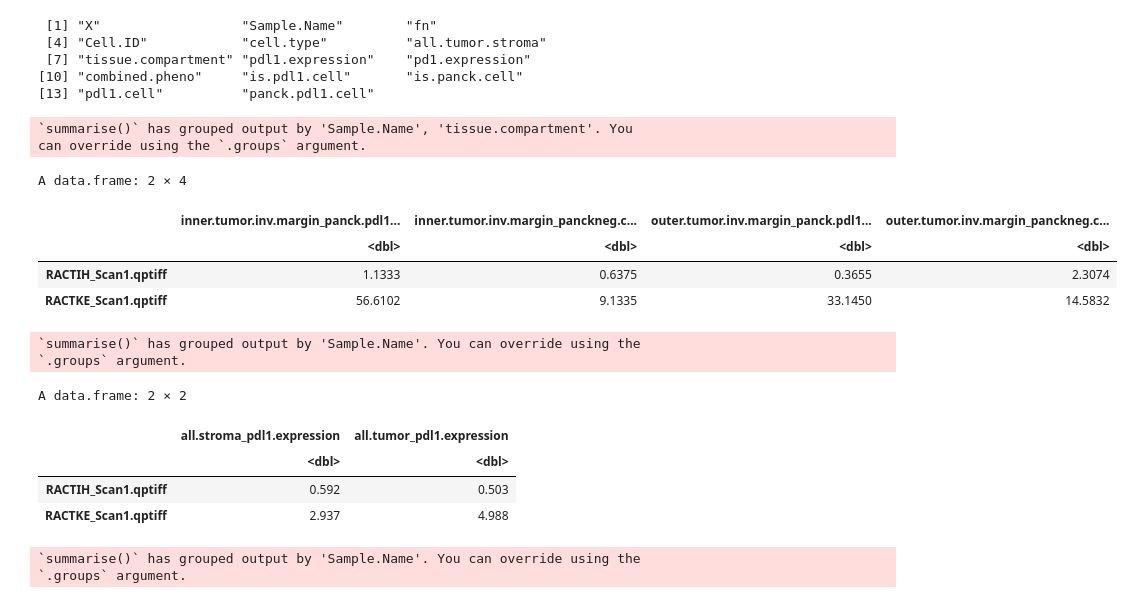
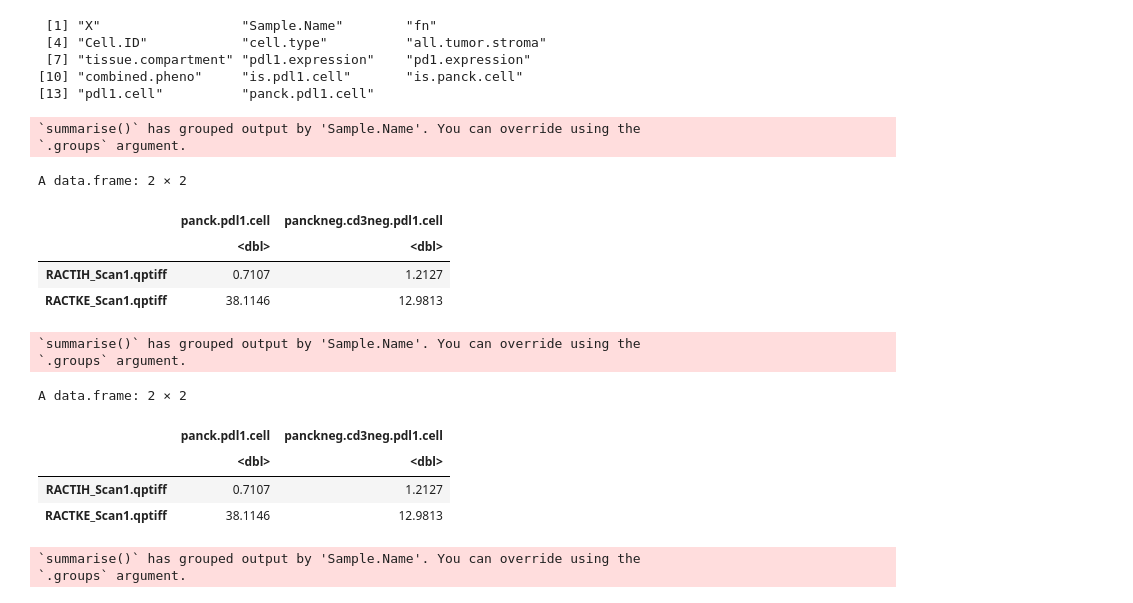
Before and after one commit to KidElectric/173-BFerris-NRG-HN003-Vectra, a Jupyter notebook: 02_generate_tables.ipynb, the cells around one changed output. Saved outputs shown, nothing was run; the diff lists cells and outputs as text; code cells hidden in the pictures.

```diff
--- a/02_generate_tables.ipynb
+++ b/02_generate_tables.ipynb
@@ -52,12 +52,12 @@ fn <- 'NRG-HN003-7552156cell-measurements_11col.csv'
 start <- Sys.time()
 df <- read.csv(file.path(results,fn))
 df$pdl1.cell <- 'other'
-df$pdl1.cell[df$is.pdl1.cell] = 'all.pdl1.cell'
+df$pdl1.cell[df$is.pdl1.cell] = 'all.pdl1'
 
 df$panck.pdl1.cell <-'other'
-df$panck.pdl1.cell[df$is.panck.cell & df$is.pdl1.cell] = 'panck.pdl1.cell'
+df$panck.pdl1.cell[df$is.panck.cell & df$is.pdl1.cell] = 'panck.pdl1'
 idx <- !((df$combined.pheno %like% 'CK+') | (df$combined.pheno %like% 'CD3+'))
-df$panck.pdl1.cell[idx & df$is.pdl1.cell] <- 'panckneg.cd3neg.pdl1.cell'
+df$panck.pdl1.cell[idx & df$is.pdl1.cell] <- 'panckneg.cd3neg.pdl1'
 
 stop <- Sys.time()
 print(paste((stop-start),'seconds'))
@@ -75,12 +75,12 @@ A data.frame: 6 × 14
 | 6 | 6 | RACTIH_Scan1.qptiff | RACTIH_Scan1_[15509,42225]_cell_s... | 39804 | other | Tumor | central.tumor | ... |
 # %%
 df$pdl1.cell <- 'other'
-df$pdl1.cell[df$is.pdl1.cell] = 'all.pdl1.cell'
+df$pdl1.cell[df$is.pdl1.cell] = 'all.pdl1'
 
 df$panck.pdl1.cell <-'other'
-df$panck.pdl1.cell[df$is.panck.cell & df$is.pdl1.cell] = 'panck.pdl1.cell'
+df$panck.pdl1.cell[df$is.panck.cell & df$is.pdl1.cell] = 'panck.pdl1'
 idx <- !((df$combined.pheno %like% 'CK+') | (df$combined.pheno %like% 'CD3+'))
-df$panck.pdl1.cell[idx & df$is.pdl1.cell] <- 'panckneg.cd3neg.pdl1.cell'
+df$panck.pdl1.cell[idx & df$is.pdl1.cell] <- 'panckneg.cd3neg.pdl1'
 
 df %>% count(panck.pdl1.cell)
 # %% [output]
@@ -610,53 +732,51 @@ colnames(sub)
 [10] "combined.pheno"     "is.pdl1.cell"       "is.panck.cell"
 [13] "pdl1.cell"          "panck.pdl1.cell"
 # %%
-sub %>%   group_by(Sample.Name, tissue.compartment, panck.pdl1.cell) %>%
+sub %>%  group_by(Sample.Name, panck.pdl1.cell) %>%
     summarize(n=n()) %>%
     ungroup() %>%
     complete(Sample.Name = unique(Sample.Name),
-             tissue.compartment = unique(tissue.compartment),
              panck.pdl1.cell = unique(panck.pdl1.cell),
              fill = list(n = 0)) %>%
-    group_by(Sample.Name, tissue.compartment) %>%
-    mutate(percent_density = round(n / sum(n) * 100, digits=4))  %>%
+    group_by(Sample.Name) %>%
+    mutate(percent_density = round(n / sum(n) * 100, digits=4)) %>%
     select(-n) %>%
-    pivot_wider(names_from = c("tissue.compartment", "panck.pdl1.cell"),
+    pivot_wider(names_from = c("panck.pdl1.cell"),
                values_from = "percent_density") %>%
     select(-matches("other")) %>%  select(-matches("distal")) %>%
     select(-matches("central")) %>%
     tibble::column_to_rownames(var = "Sample.Name")
 # %% [output]
-`summarise()` has grouped output by 'Sample.Name', 'tissue.compartment'. You
-can override using the `.groups` argument.
+`summarise()` has grouped output by 'Sample.Name'. You can override using the
+`.groups` argument.
-A data.frame: 2 × 4
+A data.frame: 2 × 2
-|  | inner.tumor.inv.margin_panck.pdl1... | inner.tumor.inv.margin_panckneg.c... | outer.tumor.inv.margin_panck.pdl1... | outer.tumor.inv.margin_panckneg.c... |
-|  | <dbl> | <dbl> | <dbl> | <dbl> |
-| RACTIH_Scan1.qptiff | 1.1333 | 0.6375 | 0.3655 | 2.3074 |
-| RACTKE_Scan1.qptiff | 56.6102 | 9.1335 | 33.1450 | 14.5832 |
+|  | panck.pdl1.cell | panckneg.cd3neg.pdl1.cell |
+|  | <dbl> | <dbl> |
+| RACTIH_Scan1.qptiff | 0.7107 | 1.2127 |
+| RACTKE_Scan1.qptiff | 38.1146 | 12.9813 |
 # %%
-sub %>%     mutate(tissue.all.tumor.stroma = case_when(tissue.compartment %in% c("central.tumor",'inner.tumor.inv.margin') ~ "all.tumor",
-                                tissue.compartment %in% c("distal.stroma",'outer.tumor.inv.margin') ~ "all.stroma",
-                                TRUE ~ "other")) %>%
-    group_by(Sample.Name, tissue.all.tumor.stroma ) %>%
-    summarize(median_pdl1_expression=median(pdl1.expression)) %>%
+sub %>%  group_by(Sample.Name, panck.pdl1.cell) %>%
+    summarize(n=n()) %>%
     ungroup() %>%
     complete(Sample.Name = unique(Sample.Name),
-             tissue.all.tumor.stroma  = unique(tissue.all.tumor.stroma ),
-             fill = list(median_pdl1_expression = 0))  %>%
-    pivot_wider(names_from = c("tissue.all.tumor.stroma"),
-               values_from = "median_pdl1_expression") %>%
+             panck.pdl1.cell = unique(panck.pdl1.cell),
+             fill = list(n = 0)) %>%
+    group_by(Sample.Name) %>%
+    mutate(percent_density = round(n / sum(n) * 100, digits=4)) %>%
+    select(-n) %>%
+    pivot_wider(names_from = c("panck.pdl1.cell"),
+               values_from = "percent_density") %>%
     select(-matches("other")) %>%  select(-matches("distal")) %>%
-    select(-matches("central")) %>% select(-matches("panck")) %>%
-    tibble::column_to_rownames(var = "Sample.Name") %>%
-    rename_with(~paste0(.,'_pdl1.expression'),everything())
+    select(-matches("central")) %>%
+    tibble::column_to_rownames(var = "Sample.Name")
 # %% [output]
 `summarise()` has grouped output by 'Sample.Name'. You can override using the
 `.groups` argument.
 A data.frame: 2 × 2
-|  | all.stroma_pdl1.expression | all.tumor_pdl1.expression |
+|  | panck.pdl1.cell | panckneg.cd3neg.pdl1.cell |
 |  | <dbl> | <dbl> |
-| RACTIH_Scan1.qptiff | 0.592 | 0.503 |
-| RACTKE_Scan1.qptiff | 2.937 | 4.988 |
+| RACTIH_Scan1.qptiff | 0.7107 | 1.2127 |
+| RACTKE_Scan1.qptiff | 38.1146 | 12.9813 |
 # %%
 sub %>%  group_by(Sample.Name, panck.pdl1.cell) %>%
     summarize(median_pdl1_expression=median(pdl1.expression)) %>%
```
Also changed, not shown: parts of 9 cells of this notebook.
